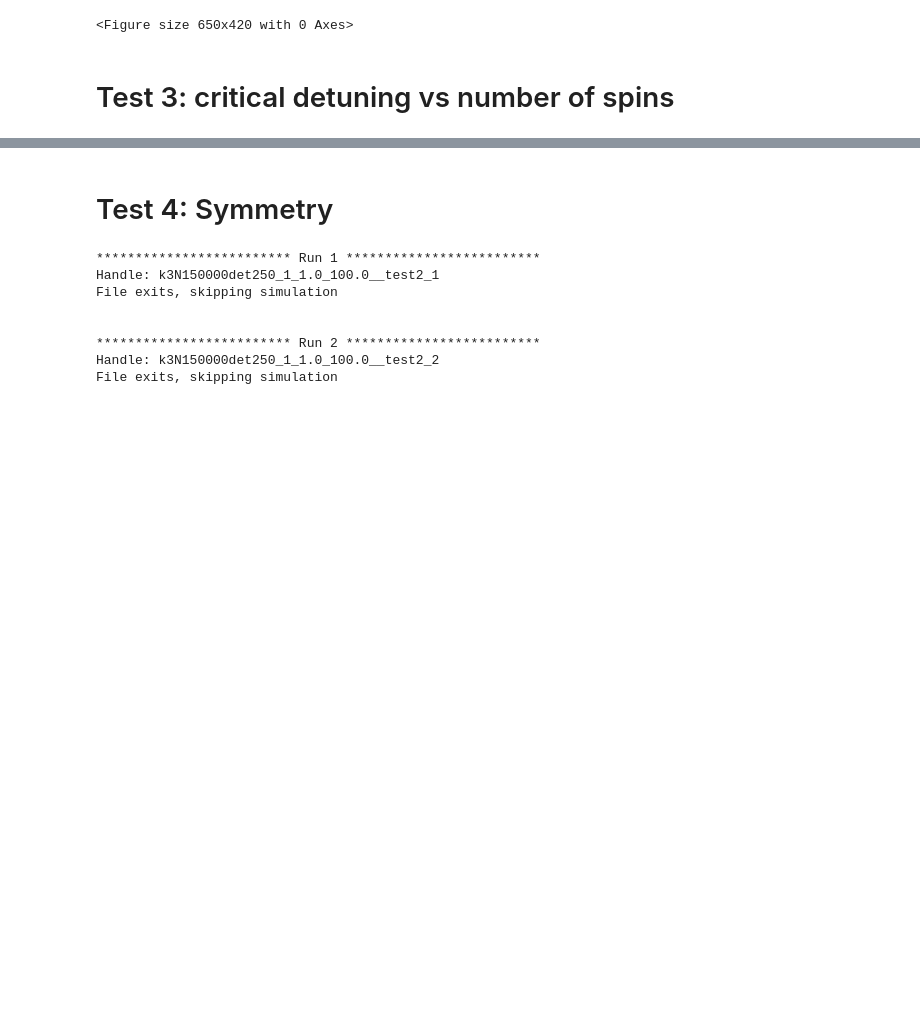
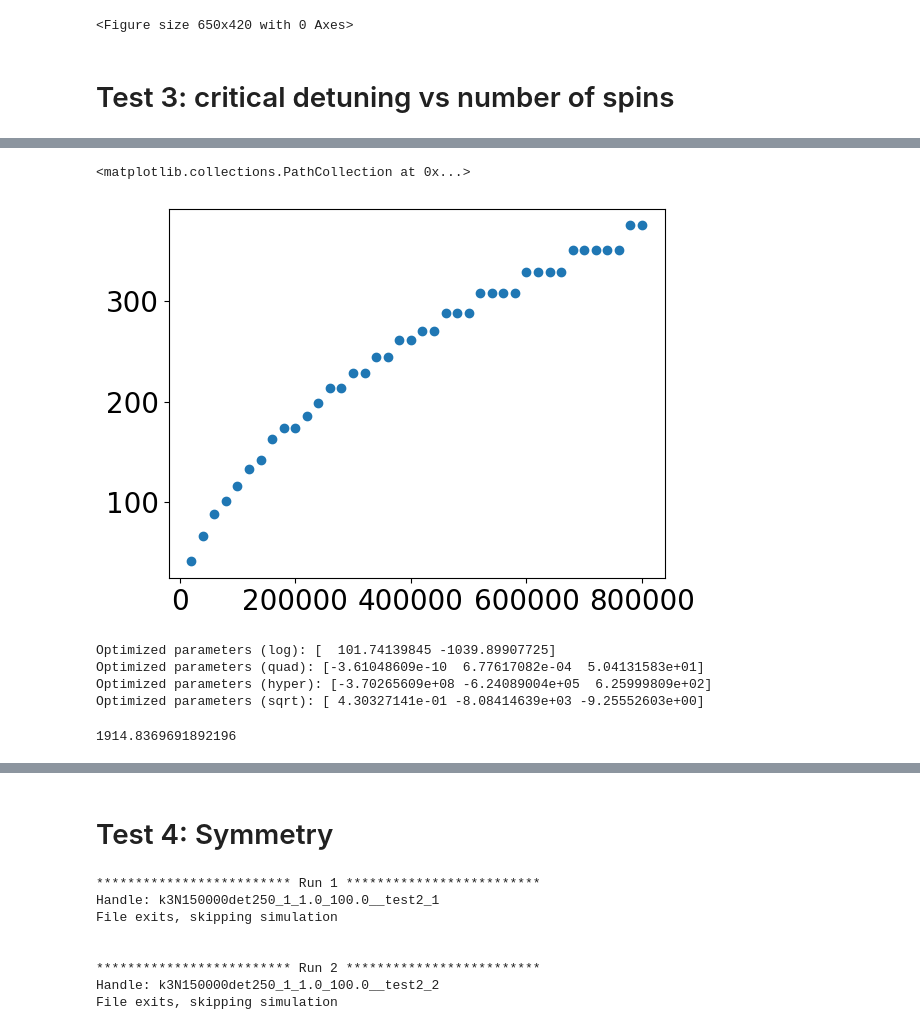
Before and after one commit to VodkaSin/Cuda_C_spin_sync, a Jupyter notebook: CUDA_code/cuda_run.ipynb, the cells around one changed output, grey strips where cells are left out. Drawn from its saved outputs; the diff is of its cells as text; code cells hidden in the pictures; blank space fills up the shorter version.

Commit message:
Minor changes in plots

```diff
--- a/CUDA_code/cuda_run.ipynb
+++ b/CUDA_code/cuda_run.ipynb
@@ -26,7 +26,7 @@ from matplotlib import rc
 #############################################################
 # Figure settings
 #############################################################
-plt.rcParams.update({'font.size': 20})
+plt.rcParams.update({'font.size': 16})
 # plt.rcParams["font.family"] = "Arial"
 # Format
 # fig = plt.figure()
@@ -515,3 +533,8 @@ for N_tot in N_tot_range:
+# %%
+plt.scatter(N_tot_range, delta_crit)
+# %% [output]
+<matplotlib.collections.PathCollection at 0x...>
+[figure, added]
 # %%
 N_tot = 50000
 detuning_range = [50,100,200]
@@ -575,13 +598,18 @@ def logarithmic_function(X, a, b) :
 def hyperbola_function(x, a, b, c):
     return a / (x - b) + c
 
+def sqrt_function(x, a, b, c):
+    return a * np.sqrt(x+b) + c
+
 log_co, _ = curve_fit(logarithmic_function, X, Y)
 quad_co, _ = curve_fit(quadratic_function, X, Y)
 hyp_co, _ = curve_fit(hyperbola_function, X, Y)
+sqrt_co, _ = curve_fit(sqrt_function, X, Y)
 
 print("Optimized parameters (log):", log_co)
 print("Optimized parameters (quad):", quad_co)
 print("Optimized parameters (hyper):", hyp_co)
+print("Optimized parameters (sqrt):", sqrt_co)
 
 def predict_Y_log(X):
     return logarithmic_function(X, *log_co)
@@ -592,7 +620,19 @@ def predict_Y_quad(X):
 def predict_Y_hyp(X):
     return hyperbola_function(X, *hyp_co)
 
+def predict_Y_sqrt(X):
+    return sqrt_function(X, *sqrt_co)
+
 #print("R-squared:", r2_score(Y, predict_Y(X)))
+# %% [output]
+Optimized parameters (log): [  101.74139845 -1039.89907725]
+Optimized parameters (quad): [-3.61048609e-10  6.77617082e-04  5.04131583e+01]
+Optimized parameters (hyper): [-3.70265609e+08 -6.24089004e+05  6.25999809e+02]
+Optimized parameters (sqrt): [ 4.30327141e-01 -8.08414639e+03 -9.25552603e+00]
+# %%
+predict_Y_sqrt(2e7)
+# %% [output]
+1914.8369691892196
 # %%
 plt.scatter(N_tot_range, delta_crit, label="Data")
 # plt.plot(N_tot_range, predict_Y_log(N_tot_range))
```
Also changed, not shown: parts of 2 cells of this notebook.
